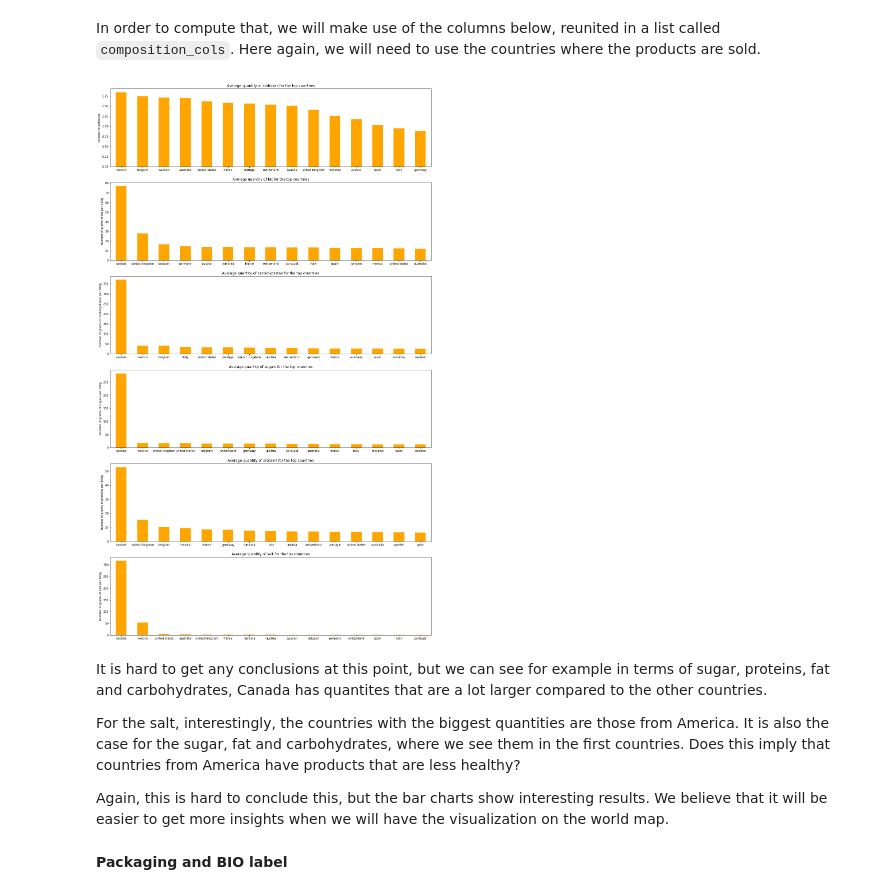
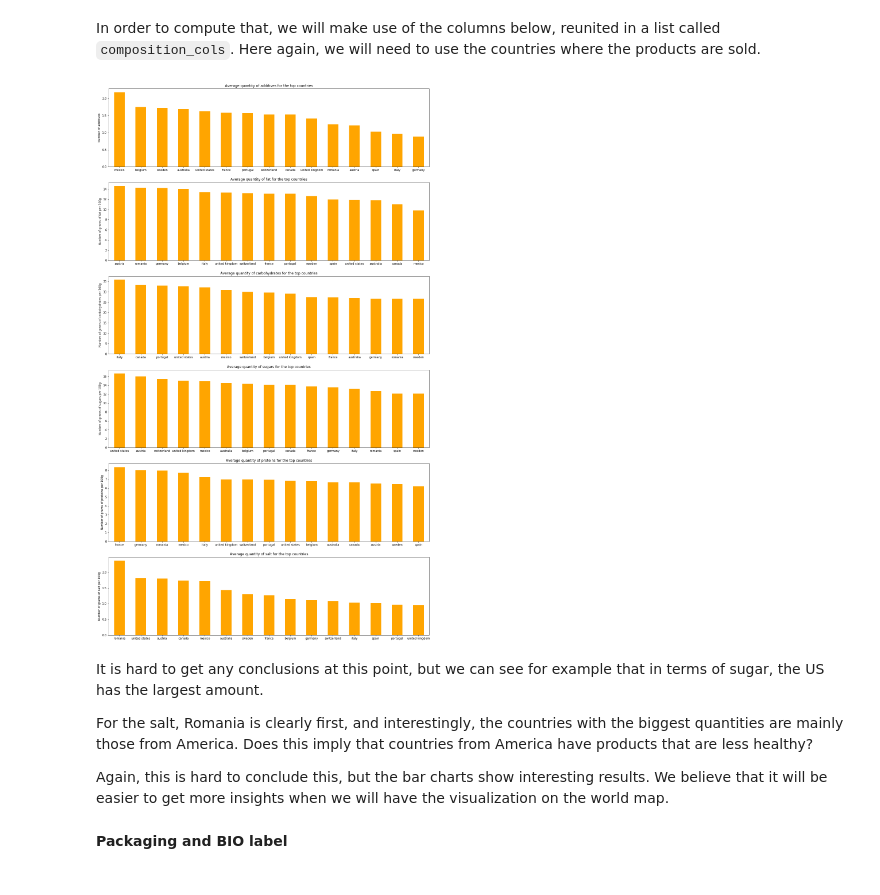
Before and after one commit to mattbuot/Project, a Jupyter notebook: ProjectADA.ipynb, the cells around one changed output. Cells and saved outputs as stored; diff of their text form; code cells hidden in the pictures.

```diff
--- a/ProjectADA.ipynb
+++ b/ProjectADA.ipynb
@@ -83,6 +84,7 @@ The columns 'origins' and 'countries_en' need a lot of cleaning to be usable lat
 # Put everything in lowercase in order to have more consistency
 df['countries_en'] = df['countries_en'].str.lower()
 df['origins'] = df['origins'].str.lower()
+df['packaging'] = df['packaging'].str.lower()
 # %% [markdown]
 For outlier exploration, we defined a function to check wether the columns with countries are in the right format or not.
 # %%
@@ -359,32 +362,43 @@ composition_mean = df.groupby('countries_en')[composition_cols].mean()
 # %%
 # Create subplot for the visualization
 f, axarr = plt.subplots(len(composition_cols), 1, figsize=(20, 35))
 
 # For each composition property (sugar, fat, ...)
 for i, comp in enumerate(composition_cols):
+
+    # Get the composition we want
+    df_temp = df[['countries_en', comp]]
+
+    # We remove incorrect values for "_100g" columns
+    if comp != 'additives_n':
+        df_temp = df_temp[df_temp[comp] < 100]
+
+    # We group by country, and compute the mean for the columns we need
+    df_temp = df_temp.groupby('countries_en').mean()
+
     # Plot a bar chart for our top 15 countries
-    composition_mean[comp].loc[top_15].sort_values(ascending=False).plot(kind='bar',
-                                                                         color='orange', rot=0, ax=axarr[i])
+    df_temp.loc[top_15].sort_values(by=comp, ascending=False).plot(kind='bar', legend=None,
+                                                        color='orange', rot=0, ax=axarr[i])
 
     # Get the name of the column without the "_100g" or "_n"
     comp_name = comp.split('_', 1)[0]
 
     # Set the axis titles depending on the columns
     if comp == 'additives_n':
         axarr[i].set_ylabel('Number of additives')
     else:
         axarr[i].set_ylabel('Number of grams of ' + comp_name + ' per 100g')
 
     # Set the title of the plots
     axarr[i].set_title('Average quantity of ' + comp_name + ' for the top countries')
 
 plt.show()
 # %% [output]
-[figure, old version]
+[figure, new version]
 # %% [markdown]
-It is hard to get any conclusions at this point, but we can see for example in terms of sugar, proteins, fat and carbohydrates, Canada has quantites that are a lot larger compared to the other countries.
+It is hard to get any conclusions at this point, but we can see for example that in terms of sugar, the US has the largest amount.
 
-For the salt, interestingly, the countries with the biggest quantities are those from America. It is also the case for the sugar, fat and carbohydrates, where we see them in the first countries. Does this imply that countries from America have products that are less healthy?
+For the salt, Romania is clearly first, and interestingly, the countries with the biggest quantities are mainly those from America. Does this imply that countries from America have products that are less healthy?
 
 Again, this is hard to conclude this, but the bar charts show interesting results. We believe that it will be easier to get more insights when we will have the visualization on the world map.
 # %% [markdown]
```
Also changed, not shown: parts of 24 cells of this notebook.
